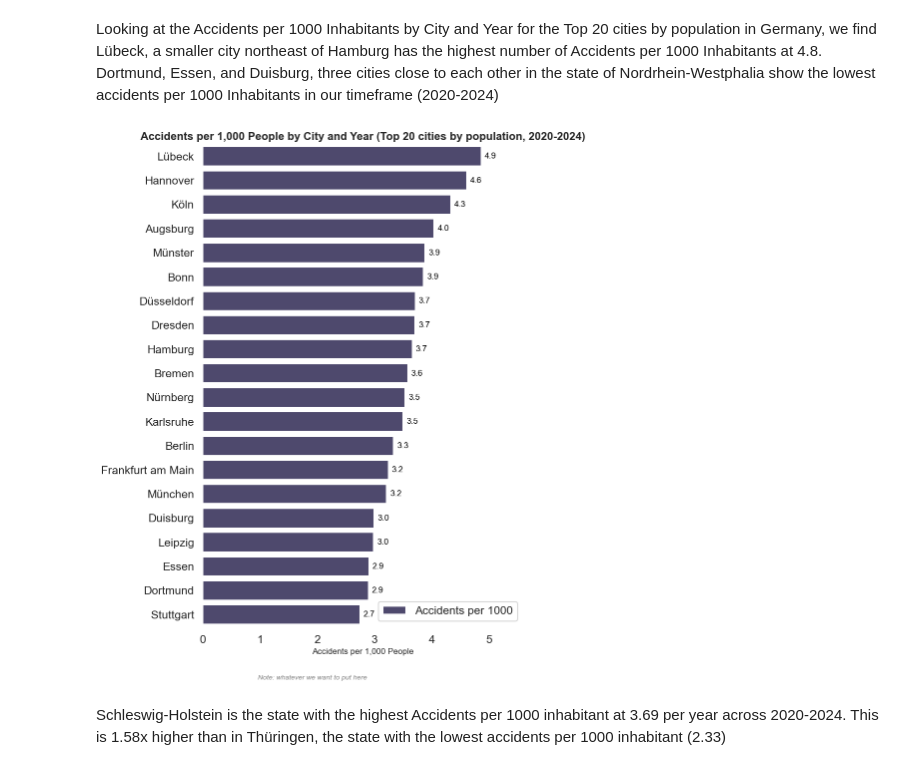
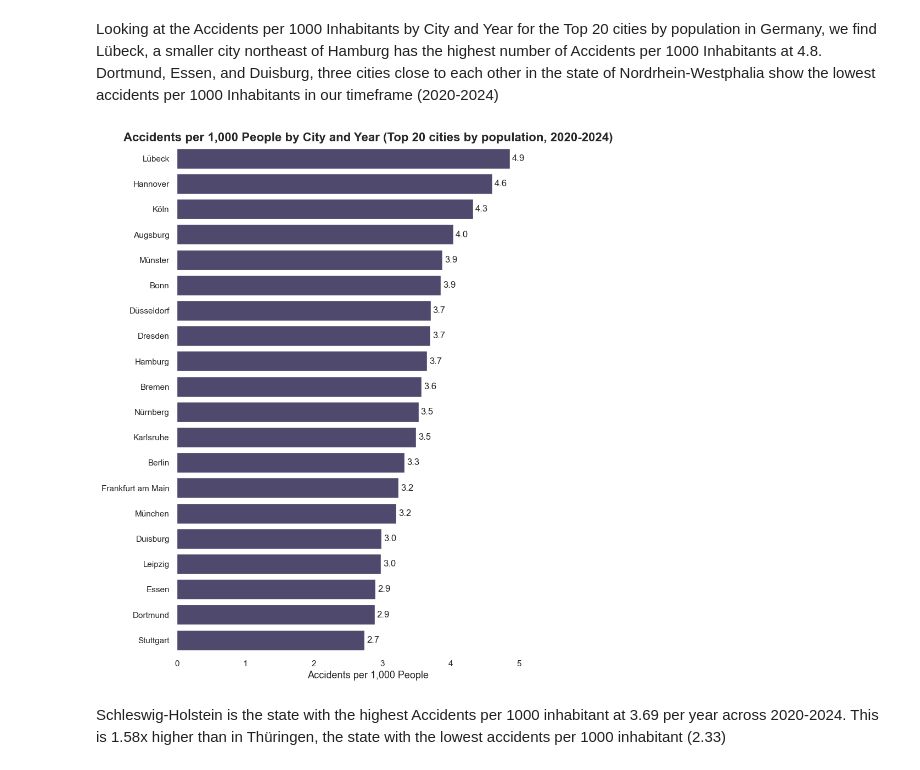
Before and after one commit to HumbleHominid/urban-mobility-risk-analysis, a Jupyter notebook: src/Summary.ipynb, the cells around one changed output. Drawn from its saved outputs; the diff is of its cells as text; code cells hidden in the pictures.

```diff
--- a/src/Summary.ipynb
+++ b/src/Summary.ipynb
@@ -548,7 +426,6 @@ merged_gdf = gdf_germany.merge(
 
 #  5. Create the Map Visualization
 fig, ax = plt.subplots(1, 1, figsize=(10, 14), dpi=144)
-sns.set_theme(style="dark")
 # cmap = sns.color_palette("ch:s=.25,rot=-.25", 16, as_cmap=True)
 cmap = sns.color_palette("ch:s=.1,rot=-.1", 16, as_cmap=True)
 
@@ -667,68 +505,23 @@ plt.show()
 # %% [markdown]
 Looking at the Accidents per 1000 Inhabitants by City and Year for the Top 20 cities by population in Germany, we find Lübeck, a smaller city northeast of Hamburg has the highest number of Accidents per 1000 Inhabitants at 4.8. Dortmund, Essen, and Duisburg, three cities close to each other in the state of Nordrhein-Westphalia show the lowest accidents per 1000 Inhabitants in our timeframe (2020-2024)
 # %%
-f, ax = plt.subplots(figsize=(9, 12))
-project_color = "#494373"
-
-# Sort the DataFrame and assign it back to the variable
 df_cities_total = df_cities_total.sort_values("Accidents_per_1000", ascending=False)
 
-# Plot the total crashes
-sns.barplot(
-    x="Accidents_per_1000",
-    y="city",
-    data=df_cities_total,
-    label="Accidents per 1000",
-    color=project_color,
+fig, ax = plt.subplots(figsize=(9, 12))
+pl.hbar(
+    df_cities_total["city"],
+    df_cities_total["Accidents_per_1000"],
+    "Accidents per 1,000 People by City and Year (Top 20 cities by population, 2020-2024)",
+    "Accidents per 1,000 People",
+    "",
+    fmt="{:.1f}",
+    ax=ax,
 )
-
-# This adds the value label (e.g., '25.3') to the end of each bar
-ax.bar_label(
-    ax.containers[0],
-    fmt="%.1f",  # Format to one decimal place
-    padding=5,  # Add some space after the bar
-    fontsize=12,
-    color="black",
-)
-
-
-# Set titles and labels
-ax.set_title(
-    "Accidents per 1,000 People by City and Year (Top 20 cities by population, 2020-2024)",
-    fontsize=16,
-    fontweight="bold",
-)
-ax.set_xlabel("Accidents per 1,000 People", fontsize=12)
-ax.set_ylabel("")  # Keep y-label empty as it's self-explanatory
-
-max_val = df_cities_total["Accidents_per_1000"].max()
-ax.set(xlim=(0, max_val * 1.15))
-
-
-plt.figtext(
-    0.5,
-    0.01,  # Position at horizontal center, near the bottom
-    "Note: whatever we want to put here",
-    ha="center",
-    va="bottom",
-    fontsize=10,
-    fontstyle="italic",
-    color="grey",
-)
-
-# Move the legend
-ax.legend(
-    # title='Metric',
-    loc="lower right",
-    frameon=True,
-)
-
+ax.set_xlim(0, df_cities_total["Accidents_per_1000"].max() * 1.15)
+ax.grid(False)
 sns.despine(left=True, bottom=True)
-# Use tight_layout to make sure everything fits, rect makes room for annotation
-plt.tight_layout(rect=[0, 0.03, 1, 0.95])
-plt.grid(False)
 plt.show()
 # %% [output]
-[figure, old version]
+[figure, new version]
 # %% [markdown]
 Schleswig-Holstein is the state with the highest Accidents per 1000 inhabitant at 3.69 per year across 2020-2024. This is 1.58x higher than in Thüringen, the state with the lowest accidents per 1000 inhabitant (2.33)
```
Also changed, not shown: parts of 16 cells of this notebook, 17 other files.
